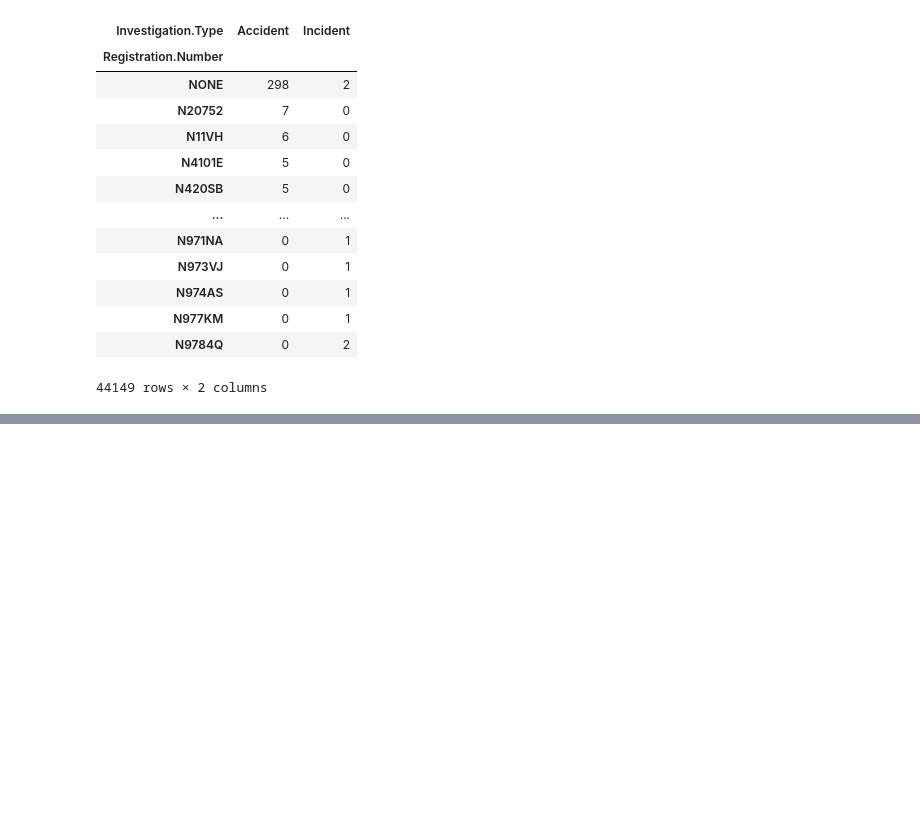
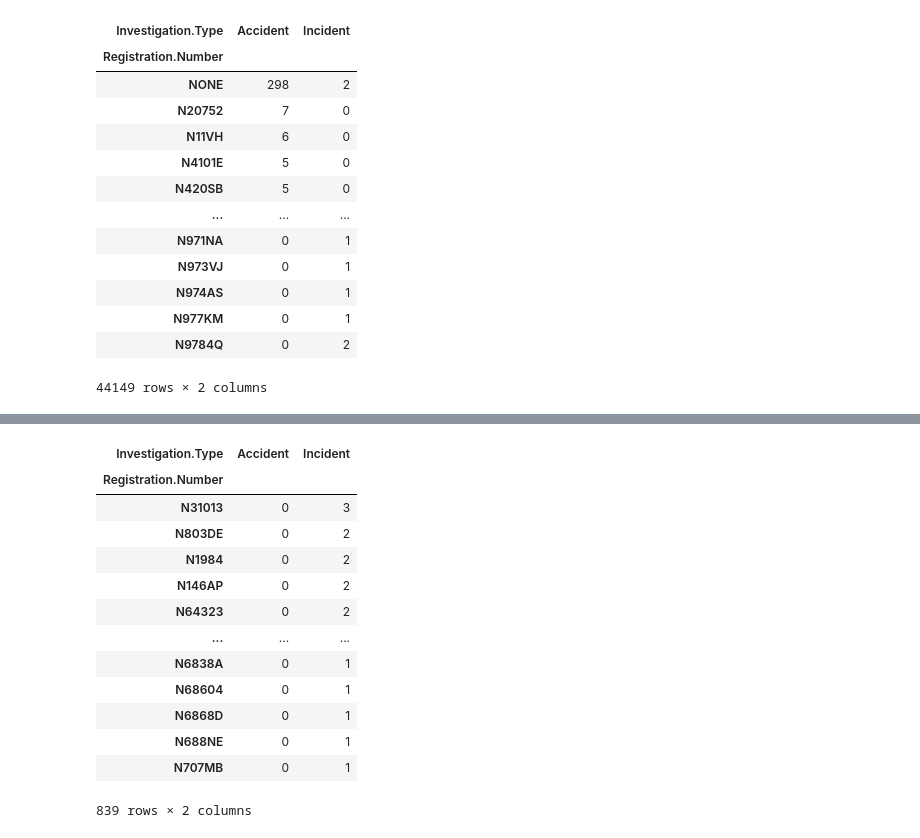
Before and after one commit to Ngundo-Muithya/Phase-1-Project, a Jupyter notebook: Notebook.ipynb, the cells around one changed output, grey strips where cells are left out. Cells and saved outputs as stored; diff of their text form; code cells hidden in the pictures; blank space fills up the shorter version.

Commit message:
Found aircraft with zero accidents

```diff
--- a/Notebook.ipynb
+++ b/Notebook.ipynb
@@ -178,0 +184,17 @@ investigation_table
+# %%
+zero_accident_series = investigation_table.loc[investigation_table['Accident'] == 0].sort_values(by='Incident', ascending=False)
+# %% [output]
+| Investigation.Type | Accident | Incident |
+| Registration.Number |  |  |
+| N31013 | 0 | 3 |
+| N803DE | 0 | 2 |
+| N1984 | 0 | 2 |
+| N146AP | 0 | 2 |
+| N64323 | 0 | 2 |
+| ... | ... | ... |
+| N6838A | 0 | 1 |
+| N68604 | 0 | 1 |
+| N6868D | 0 | 1 |
+| N688NE | 0 | 1 |
+| N707MB | 0 | 1 |
+839 rows × 2 columns
```
Also changed, not shown: parts of 1 cell of this notebook.
